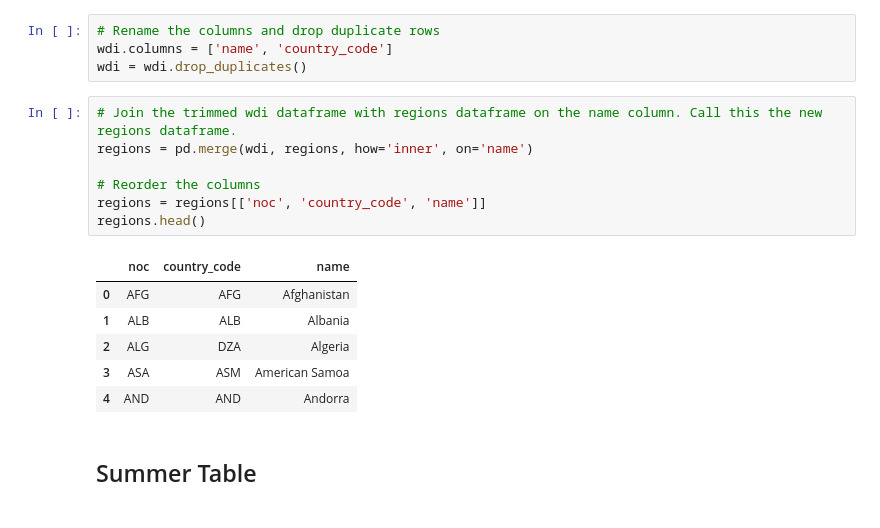
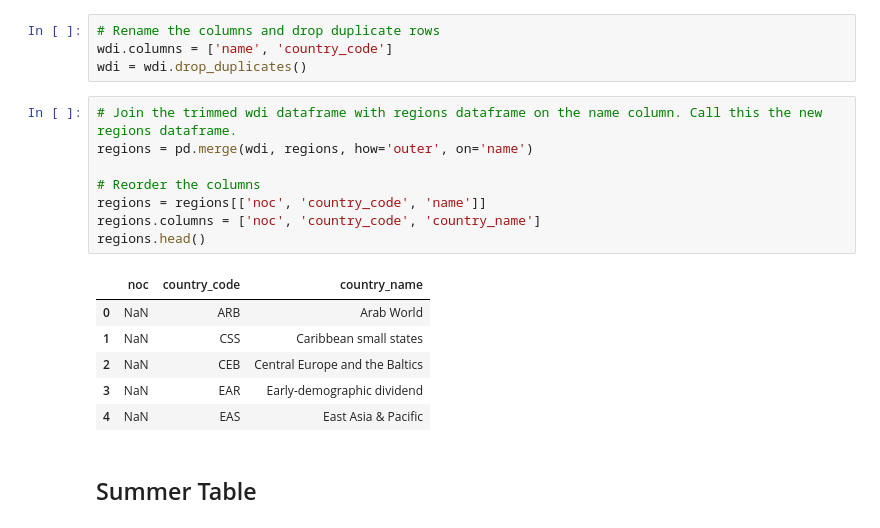
Before and after one commit to dpkeyes/Olympics-Soccer-Country-Analysis-ETLProject, a Jupyter notebook: olympic_data.ipynb, the cells around one changed output. Cells and saved outputs as stored; diff of their text form.

Commit message:
updated tables

```diff
--- a/olympic_data.ipynb
+++ b/olympic_data.ipynb
@@ -137,18 +137,19 @@ wdi.columns = ['name', 'country_code']
 wdi = wdi.drop_duplicates()
 # %%
 # Join the trimmed wdi dataframe with regions dataframe on the name column. Call this the new regions dataframe.
-regions = pd.merge(wdi, regions, how='inner', on='name')
+regions = pd.merge(wdi, regions, how='outer', on='name')
 
 # Reorder the columns
 regions = regions[['noc', 'country_code', 'name']]
+regions.columns = ['noc', 'country_code', 'country_name']
 regions.head()
 # %% [output]
-|  | noc | country_code | name |
-| 0 | AFG | AFG | Afghanistan |
-| 1 | ALB | ALB | Albania |
-| 2 | ALG | DZA | Algeria |
-| 3 | ASA | ASM | American Samoa |
-| 4 | AND | AND | Andorra |
+|  | noc | country_code | country_name |
+| 0 | NaN | ARB | Arab World |
+| 1 | NaN | CSS | Caribbean small states |
+| 2 | NaN | CEB | Central Europe and the Baltics |
+| 3 | NaN | EAR | Early-demographic dividend |
+| 4 | NaN | EAS | East Asia & Pacific |
 # %% [markdown]
 ## Summer Table
 # %%
```
Also changed, not shown: parts of 6 cells of this notebook.
